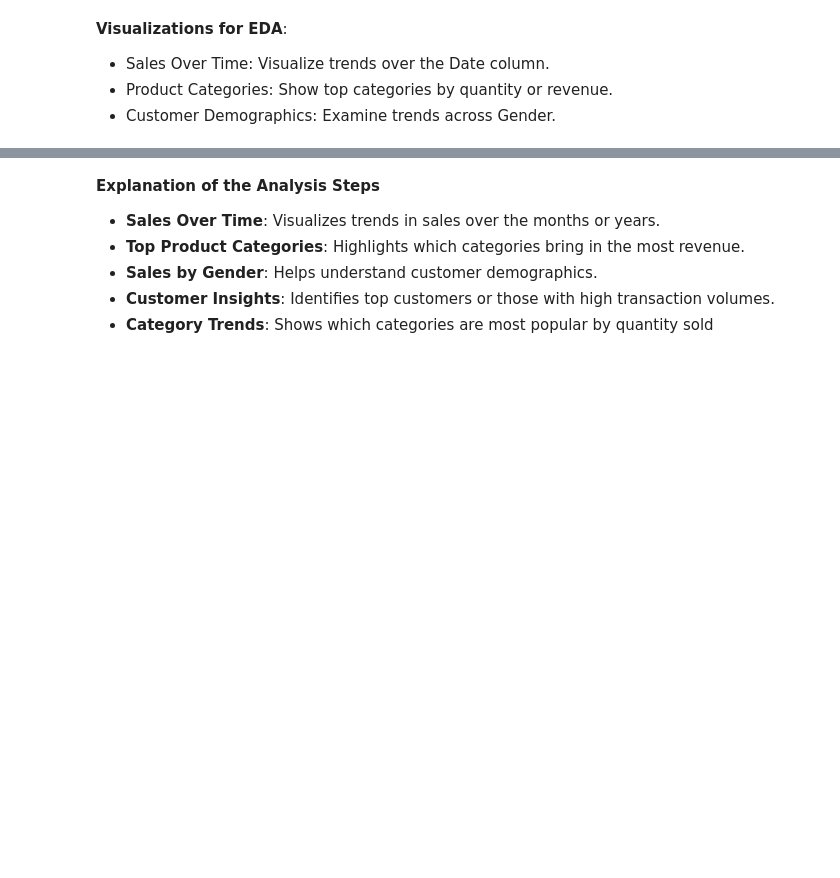
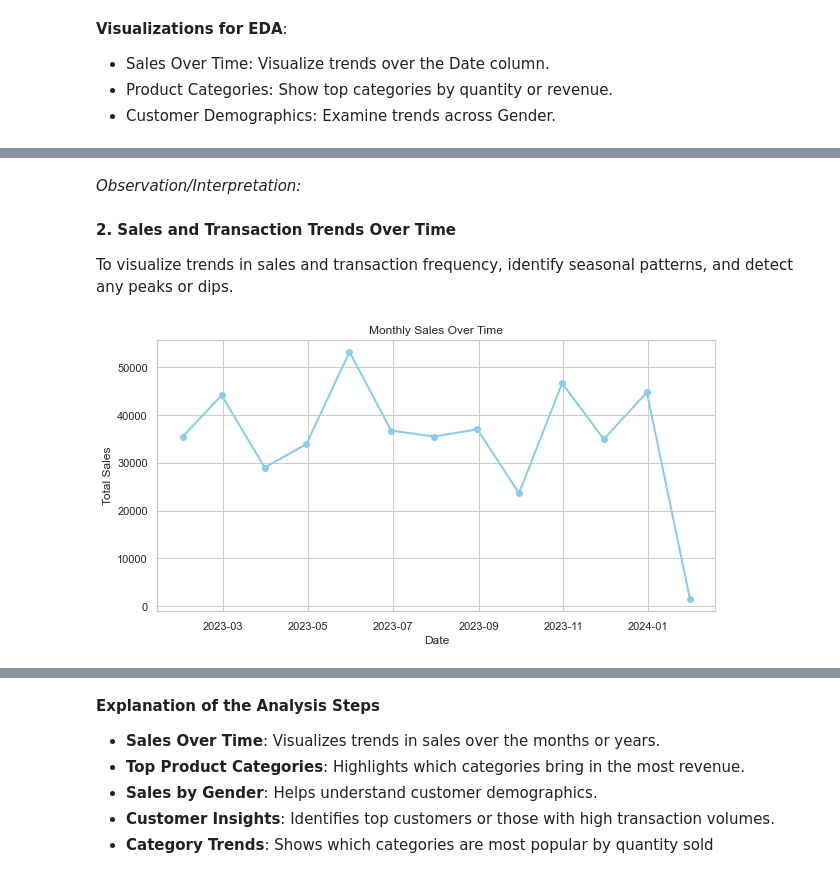
Before and after one commit to mandele1999/retail_sales_analytics, a Jupyter notebook: 03_data_analysis.ipynb, the cells around one changed output, grey strips where cells are left out. Cells and saved outputs as stored; diff of their text form; code cells hidden in the pictures; blank space fills up the shorter version.

```diff
--- a/03_data_analysis.ipynb
+++ b/03_data_analysis.ipynb
@@ -135,0 +100,19 @@ Name: Total Amount, dtype: int64
+# %% [markdown]
+*Observation/Interpretation:*
+# %% [markdown]
+**2. Sales and Transaction Trends Over Time**
+
+To visualize trends in sales and transaction frequency, identify seasonal patterns, and detect any peaks or dips.
+# %%
+# Monthly sales trend
+df['Date'] = pd.to_datetime(df['Date'])
+monthly_sales = df.set_index('Date')['Total Amount'].resample('M').sum()
+
+plt.figure(figsize=(10, 5))
+plt.plot(monthly_sales, marker='o', color='skyblue', linewidth=2)
+plt.title("Monthly Sales Over Time")
+plt.xlabel("Date")
+plt.ylabel("Total Sales")
+plt.show()
+# %% [output]
+[figure, added]
```
Also changed, not shown: parts of 13 cells of this notebook.
